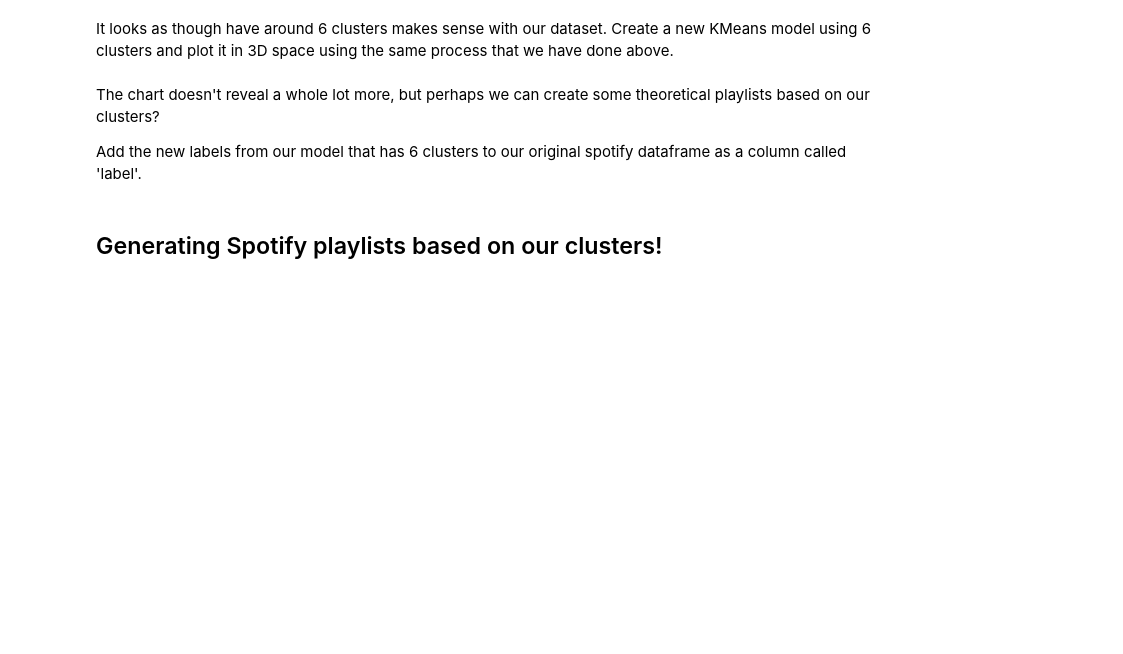
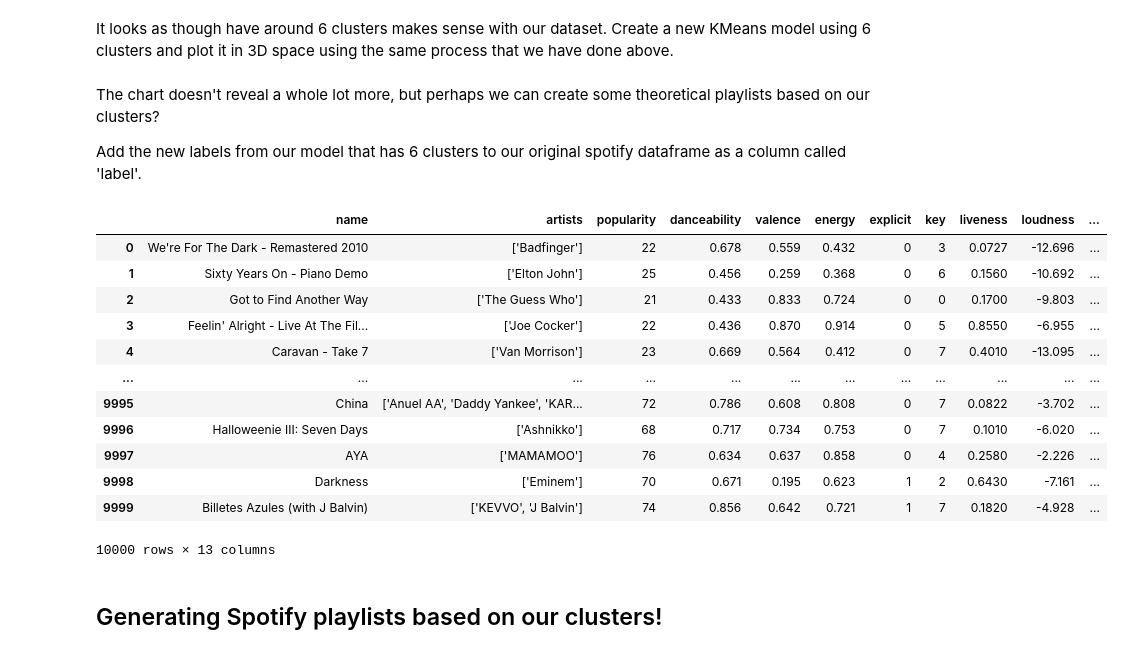
Before and after one commit to olamarujo/le_wagon-python, a Jupyter notebook: 08- Class/04- Spotify Clustering/Spotify_clustering - Challenge.ipynb, the cells around one changed output. Cells and saved outputs as stored; diff of their text form; code cells hidden in the pictures; blank space fills up the shorter version.

```diff
--- a/08- Class/04- Spotify Clustering/Spotify_clustering - Challenge.ipynb
+++ b/08- Class/04- Spotify Clustering/Spotify_clustering - Challenge.ipynb
@@ -126,13 +136,21 @@ In the cell below, perform the preprocessing on our dataset that you deem necess
 # %% [markdown]
 ## Preprocessing
 # %%
-# your code here
+from sklearn.preprocessing import StandardScaler
+
+scaler = StandardScaler()
+
+spotify_scaled = scaler.fit_transform(spotify_numeric)
 # %% [markdown]
 ## Modelling with preprocessed data
 # %% [markdown]
 Now, let's train and fit a model in the same way that we did above. However, this time we will use the scaled data! Save the labels in a variable called `labels_scaled`
 # %%
-# your code here
+kmeans = KMeans(n_clusters=8)
+
+kmeans.fit(spotify_scaled)
+
+labels_scaled = kmeans.labels_
 # %% [markdown]
 Run the cell below to see how our clusters look in 3D space, but with our newly scaled data.
 # %%
@@ -157,5 +175,10 @@ So far we have been using 8 clusters for our models so far, but we havented test
 
 Let's use *the elbow method* to check how many of clusters we should ideally be using for this dataset. Do this below. Remember to use a plot to visualise your results.
 # %%
-# your code here
+inertias = []
+
+for k in range(1,21):
+    kmeans = KMeans(n_clusters=k, n_init='auto')
+    kmeans.fit(spotify_scaled)
+    inertias.append(kmeans.inertia_)
 # %%
@@ -167,10 +188,29 @@ Let's use *the elbow method* to check how many of clusters we should ideally be
 # %% [markdown]
 It looks as though have around 6 clusters makes sense with our dataset. Create a new KMeans model using 6 clusters and plot it in 3D space using the same process that we have done above.
 # %%
-# your code here
+kmeans = KMeans(n_clusters=17)
+
+kmeans.fit(spotify_scaled)
+
+labels_scaled = kmeans.labels_
 # %% [markdown]
 The chart doesn't reveal a whole lot more, but perhaps we can create some theoretical playlists based on our clusters?
 
 Add the new labels from our model that has 6 clusters to our original spotify dataframe as a column called 'label'.
 # %%
-# your code here
+spotify_df['labels'] = labels_scaled
+spotify_df
+# %% [output]
+|  | name | artists | popularity | danceability | valence | energy | explicit | key | liveness | loudness | ... |
+| 0 | We're For The Dark - Remastered 2010 | ['Badfinger'] | 22 | 0.678 | 0.559 | 0.432 | 0 | 3 | 0.0727 | -12.696 | ... |
+| 1 | Sixty Years On - Piano Demo | ['Elton John'] | 25 | 0.456 | 0.259 | 0.368 | 0 | 6 | 0.1560 | -10.692 | ... |
+| 2 | Got to Find Another Way | ['The Guess Who'] | 21 | 0.433 | 0.833 | 0.724 | 0 | 0 | 0.1700 | -9.803 | ... |
+| 3 | Feelin' Alright - Live At The Fil... | ['Joe Cocker'] | 22 | 0.436 | 0.870 | 0.914 | 0 | 5 | 0.8550 | -6.955 | ... |
+| 4 | Caravan - Take 7 | ['Van Morrison'] | 23 | 0.669 | 0.564 | 0.412 | 0 | 7 | 0.4010 | -13.095 | ... |
+| ... | ... | ... | ... | ... | ... | ... | ... | ... | ... | ... | ... |
+| 9995 | China | ['Anuel AA', 'Daddy Yankee', 'KAR... | 72 | 0.786 | 0.608 | 0.808 | 0 | 7 | 0.0822 | -3.702 | ... |
+| 9996 | Halloweenie III: Seven Days | ['Ashnikko'] | 68 | 0.717 | 0.734 | 0.753 | 0 | 7 | 0.1010 | -6.020 | ... |
+| 9997 | AYA | ['MAMAMOO'] | 76 | 0.634 | 0.637 | 0.858 | 0 | 4 | 0.2580 | -2.226 | ... |
+| 9998 | Darkness | ['Eminem'] | 70 | 0.671 | 0.195 | 0.623 | 1 | 2 | 0.6430 | -7.161 | ... |
+| 9999 | Billetes Azules (with J Balvin) | ['KEVVO', 'J Balvin'] | 74 | 0.856 | 0.642 | 0.721 | 1 | 7 | 0.1820 | -4.928 | ... |
+10000 rows × 13 columns
```
Also changed, not shown: parts of 17 cells of this notebook, 9 other files.
